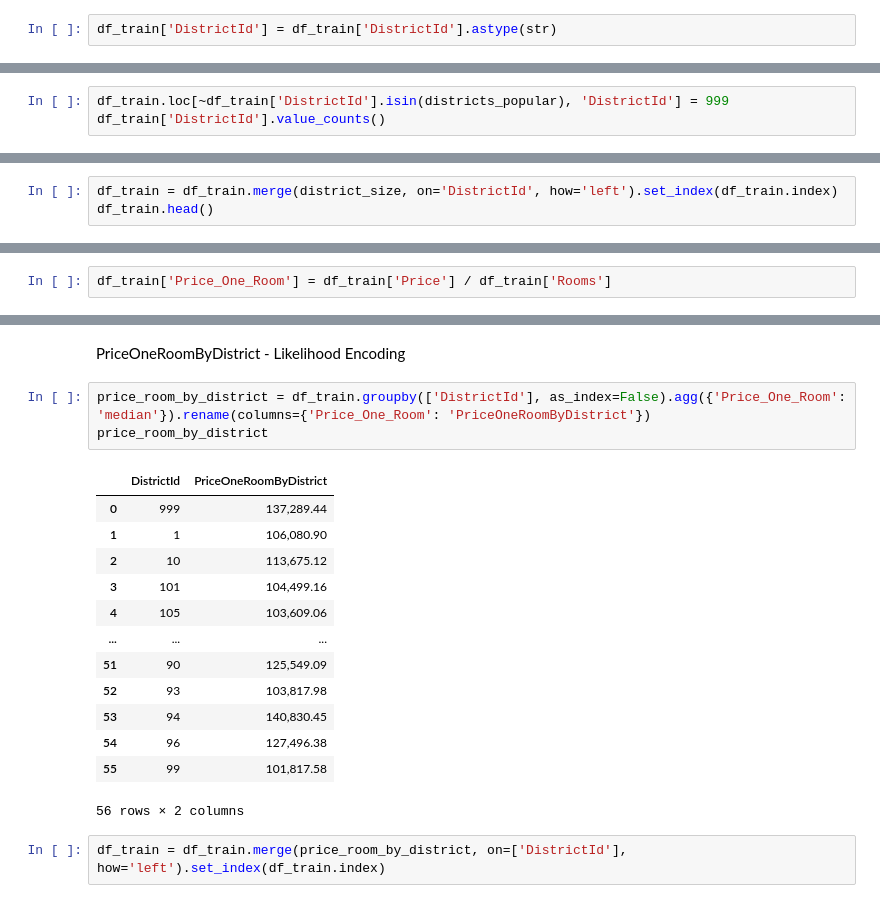
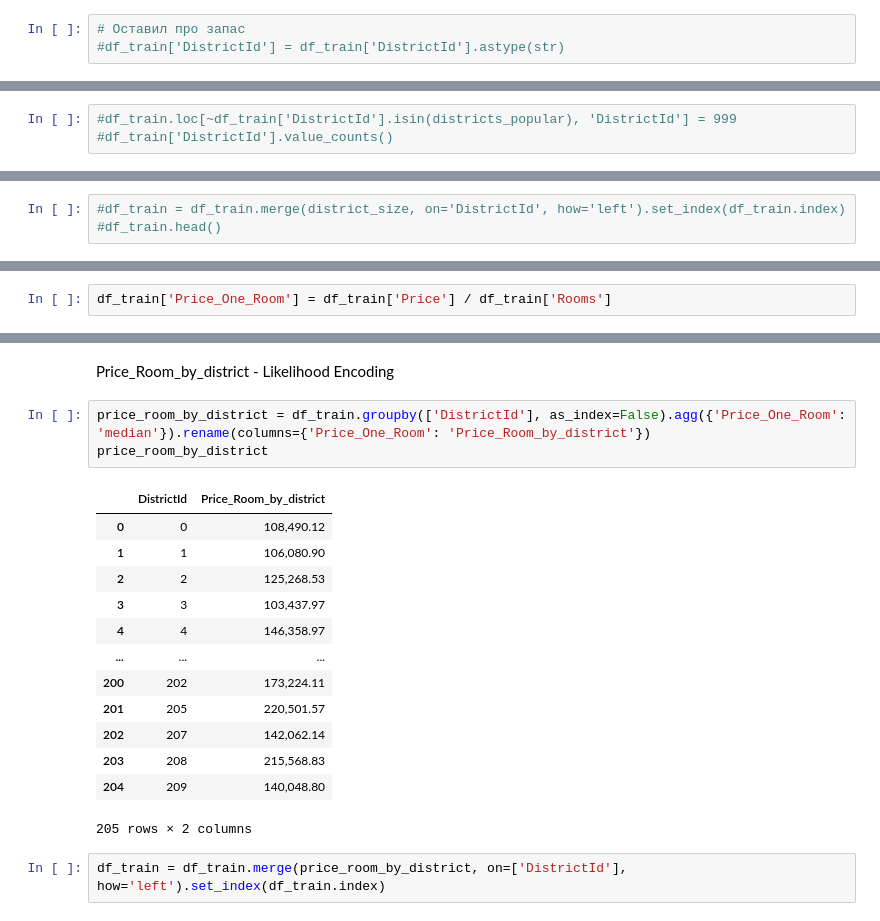
Before and after one commit to alvlagus/Python_for_Data_Science, a Jupyter notebook: Course_project/gusev_solution.ipynb, the cells around one changed output, grey strips where cells are left out. Drawn from its saved outputs; the diff is of its cells as text.

```diff
--- a/Course_project/gusev_solution.ipynb
+++ b/Course_project/gusev_solution.ipynb
@@ -113,7 +118,8 @@ Shops_2           object
 Price            float64
 dtype: object
 # %%
-df_train['DistrictId'] = df_train['DistrictId'].astype(str)
+# Оставил про запас
+#df_train['DistrictId'] = df_train['DistrictId'].astype(str)
 # %% [markdown]
 ### 2. Получение информации о данных df_train (EDA)
 # %%
@@ -742,3 +710,3 @@ district_size
 # %%
-df_train.loc[~df_train['DistrictId'].isin(districts_popular), 'DistrictId'] = 999
-df_train['DistrictId'].value_counts()
+#df_train.loc[~df_train['DistrictId'].isin(districts_popular), 'DistrictId'] = 999
+#df_train['DistrictId'].value_counts()
@@ -760,5 +715,5 @@ Name: DistrictId, Length: 56, dtype: int64
 # %% [markdown]
 DistrictSize - Frequency Encoding
 # %%
-df_train = df_train.merge(district_size, on='DistrictId', how='left').set_index(df_train.index)
-df_train.head()
+#df_train = df_train.merge(district_size, on='DistrictId', how='left').set_index(df_train.index)
+#df_train.head()
@@ -816,22 +753,22 @@ Name: Price_One_Room, dtype: float64
 # %% [markdown]
-PriceOneRoomByDistrict - Likelihood Encoding
+Price_Room_by_district - Likelihood Encoding
 # %%
-price_room_by_district = df_train.groupby(['DistrictId'], as_index=False).agg({'Price_One_Room': 'median'}).rename(columns={'Price_One_Room': 'PriceOneRoomByDistrict'})
+price_room_by_district = df_train.groupby(['DistrictId'], as_index=False).agg({'Price_One_Room': 'median'}).rename(columns={'Price_One_Room': 'Price_Room_by_district'})
 price_room_by_district
 # %% [output]
-|  | DistrictId | PriceOneRoomByDistrict |
-| 0 | 999 | 137,289.44 |
+|  | DistrictId | Price_Room_by_district |
+| 0 | 0 | 108,490.12 |
 | 1 | 1 | 106,080.90 |
-| 2 | 10 | 113,675.12 |
-| 3 | 101 | 104,499.16 |
-| 4 | 105 | 103,609.06 |
+| 2 | 2 | 125,268.53 |
+| 3 | 3 | 103,437.97 |
+| 4 | 4 | 146,358.97 |
 | ... | ... | ... |
-| 51 | 90 | 125,549.09 |
-| 52 | 93 | 103,817.98 |
-| 53 | 94 | 140,830.45 |
-| 54 | 96 | 127,496.38 |
-| 55 | 99 | 101,817.58 |
+| 200 | 202 | 173,224.11 |
+| 201 | 205 | 220,501.57 |
+| 202 | 207 | 142,062.14 |
+| 203 | 208 | 215,568.83 |
+| 204 | 209 | 140,048.80 |
-56 rows × 2 columns
+205 rows × 2 columns
 # %%
 df_train = df_train.merge(price_room_by_district, on=['DistrictId'], how='left').set_index(df_train.index)
 # %%
```
Also changed, not shown: parts of 70 cells of this notebook.
